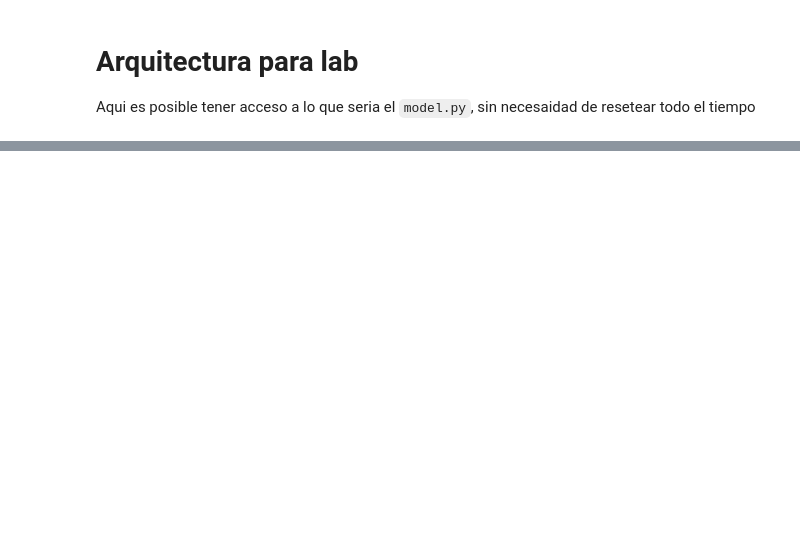
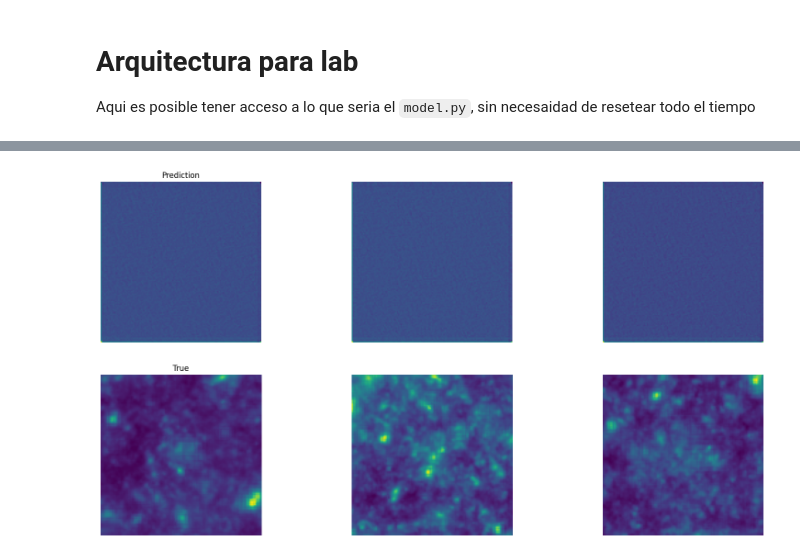
Before and after one commit to fbientrigo/grav_lensing, a Jupyter notebook: 04_local_train/sesion3_siames/run_basic_train.ipynb, the cells around one changed output, grey strips where cells are left out. Cells and saved outputs as stored; diff of their text form; code cells hidden in the pictures; blank space fills up the shorter version.

```diff
--- a/04_local_train/sesion3_siames/run_basic_train.ipynb
+++ b/04_local_train/sesion3_siames/run_basic_train.ipynb
@@ -327,0 +608,5 @@ plt.show()
+# %%
+train_dataset, val_dataset, test_dataset = get_datasets(data_index='1', max_files=1000,
+    home=home_data)
+
+history = model.fit(train_dataset, validation_data=val_dataset, epochs=30, verbose=True, callbacks=[time_limit_callback])
@@ -327,0 +632,3 @@ plt.show()
+# %%
+test_model_image(model, test_dataset, outs=1)
+# %% [output]
@@ -327,0 +637 @@ plt.show()
+[figure, added]
```
Also changed, not shown: parts of 29 cells of this notebook, 3 other files.
